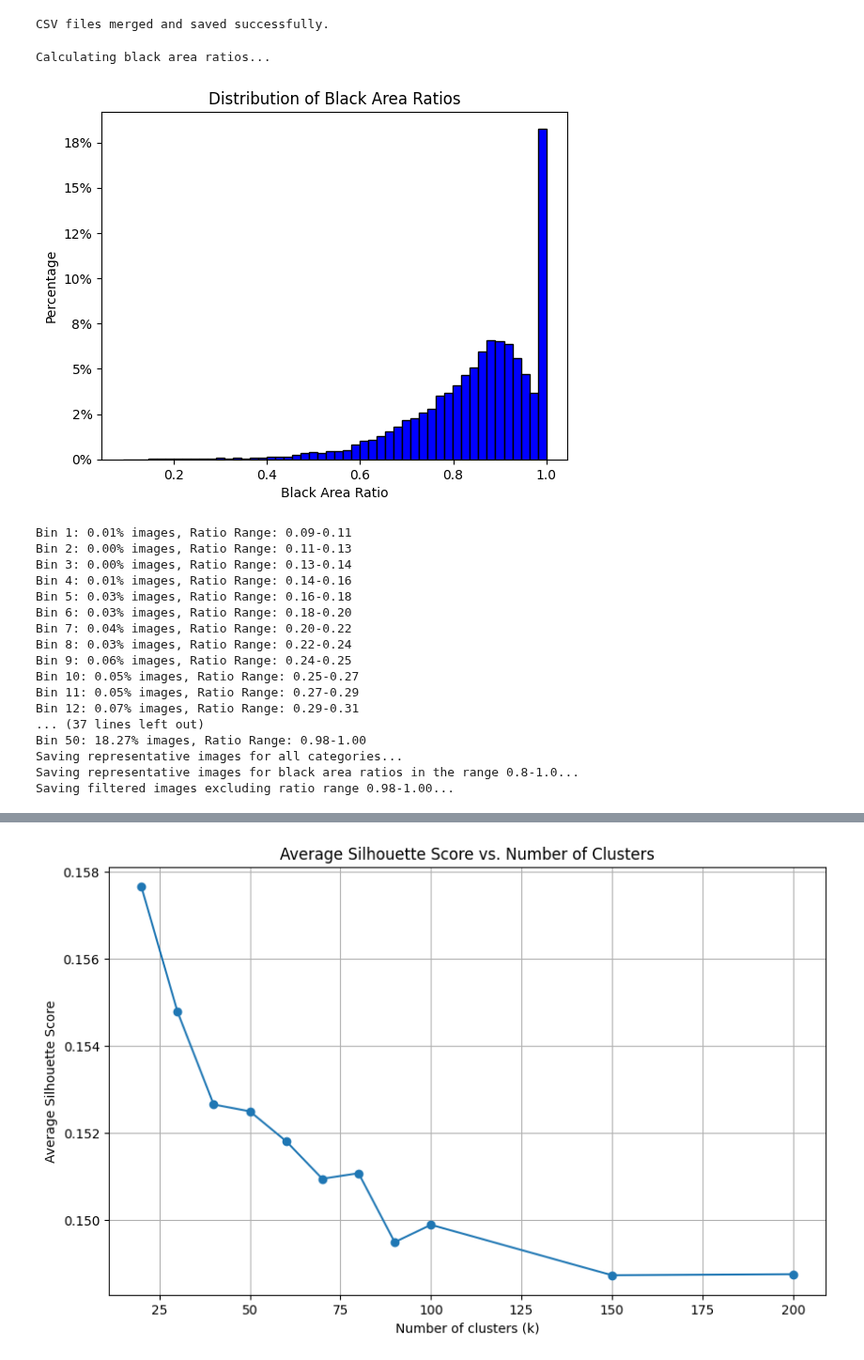
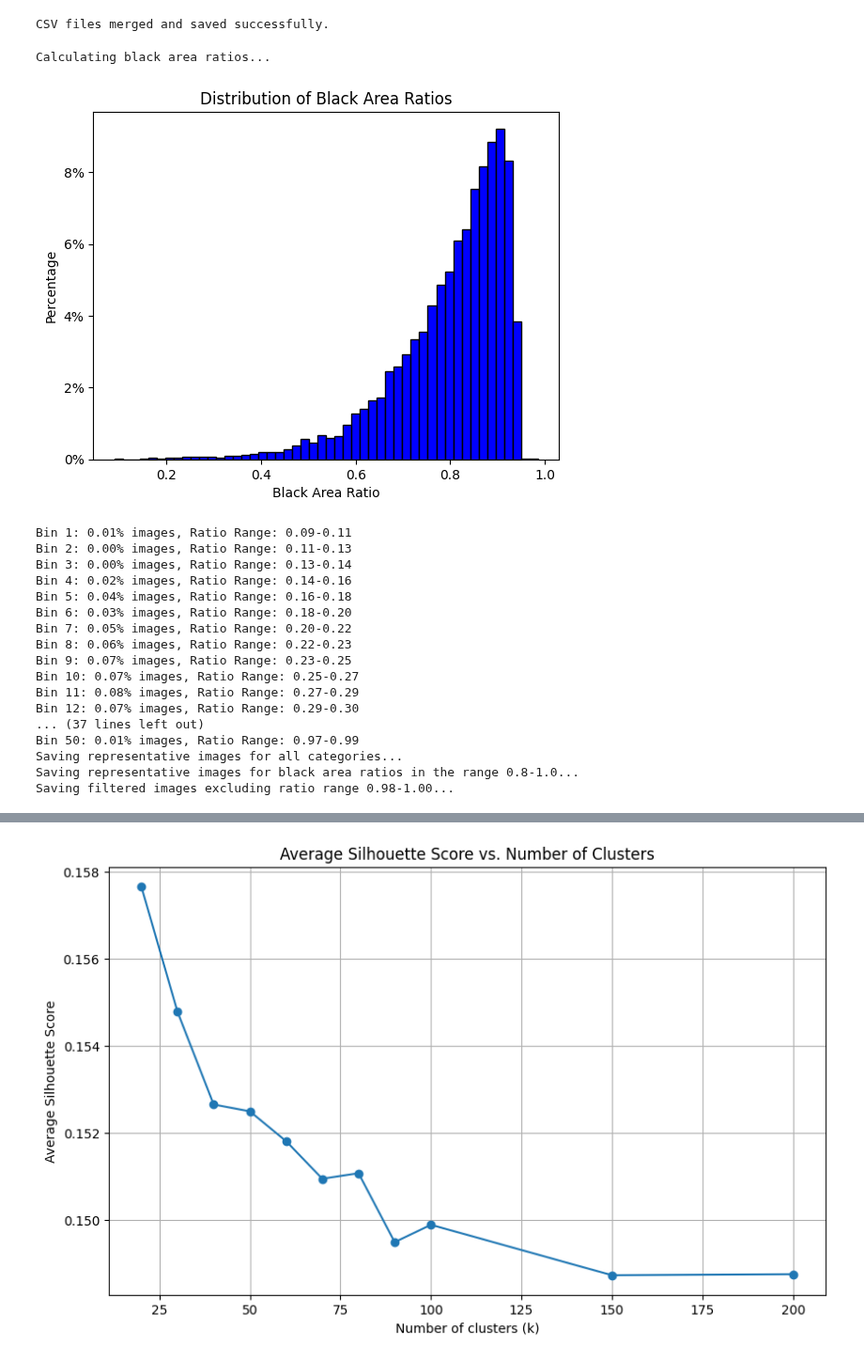
Before and after one commit to diandianyilin/fashion, a Jupyter notebook: model/data_final.ipynb, the cells around one changed output, grey strips where cells are left out. Shown at 94% size. Cells and saved outputs as stored; diff of their text form; code cells hidden in the pictures.

```diff
--- a/model/data_final.ipynb
+++ b/model/data_final.ipynb
@@ -551,55 +551,55 @@ def save_filtered_images(black_area_ratios, combined_folder, target_folder, excl
             shutil.copy(combined_image_path, target_image_path)
 
 # Main code
-image_folder = '/data1/dxw_data/llm/redbook_final/script_next/combined_seg_img_pure'
-combined_folder = '/data1/dxw_data/llm/redbook_final/script_next/combined_seg_img_pure'
+image_folder = '/data1/dxw_data/llm/redbook_final/script_next/combined_seg_img_pure_094'
+combined_folder = '/data1/dxw_data/llm/redbook_final/script_next/combined_seg_img_pure_094'
 original_folder = '/data1/dxw_data/llm/redbook_final/data2/all_processed_data'
-output_image_path_all = 'representative_images_allbackground.png'
-output_image_path_0_8_1_0 = 'representative_images_0_8_1_0.png'
-target_folder = '/data1/dxw_data/llm/redbook_final/data_removeblack'
+output_image_path_all = 'representative_images_allbackground-094.png'
+output_image_path_0_8_1_0 = 'representative_images_0_8_1_0-094.png'
+target_folder = '/data1/dxw_data/llm/redbook_final/data_removeblack_094'
 
 # Step 1: Calculate black area ratio for each image
 black_area_ratios = []
 
 print("Calculating black area ratios...")
 for image_name in tqdm(os.listdir(image_folder)):
     if image_name.endswith('.png'):
         image_path = os.path.join(image_folder, image_name)
         ratio = calculate_black_area_ratio(image_path)
         black_area_ratios.append((image_name, ratio))
 
 # Step 2: Plot the distribution of black area ratios
 ratios = [ratio for _, ratio in black_area_ratios]
 plot_black_area_distribution(ratios)
 
 # Step 3 and 4: Save representative images for all categories
 print("Saving representative images for all categories...")
 save_representative_images(black_area_ratios, combined_folder, original_folder, output_image_path_all)
 
 # Step 3 and 4: Save representative images for black area ratios in the range 0.8-1.0
 print("Saving representative images for black area ratios in the range 0.8-1.0...")
 save_representative_images(black_area_ratios, combined_folder, original_folder, output_image_path_0_8_1_0, filter_range=(0.8, 1.0))
 
 # Save filtered images from combined_seg_img_pure excluding those in the ratio range 0.98-1.00
 print("Saving filtered images excluding ratio range 0.98-1.00...")
 save_filtered_images(black_area_ratios, combined_folder, target_folder, exclude_range=(0.98, 1.00))
 # %% [output]
 Calculating black area ratios...
-[figure, old version]
+[figure, new version]
 Bin 1: 0.01% images, Ratio Range: 0.09-0.11
 Bin 2: 0.00% images, Ratio Range: 0.11-0.13
 Bin 3: 0.00% images, Ratio Range: 0.13-0.14
-Bin 4: 0.01% images, Ratio Range: 0.14-0.16
-Bin 5: 0.03% images, Ratio Range: 0.16-0.18
+Bin 4: 0.02% images, Ratio Range: 0.14-0.16
+Bin 5: 0.04% images, Ratio Range: 0.16-0.18
 Bin 6: 0.03% images, Ratio Range: 0.18-0.20
-Bin 7: 0.04% images, Ratio Range: 0.20-0.22
-Bin 8: 0.03% images, Ratio Range: 0.22-0.24
-Bin 9: 0.06% images, Ratio Range: 0.24-0.25
-Bin 10: 0.05% images, Ratio Range: 0.25-0.27
-Bin 11: 0.05% images, Ratio Range: 0.27-0.29
-Bin 12: 0.07% images, Ratio Range: 0.29-0.31
+Bin 7: 0.05% images, Ratio Range: 0.20-0.22
+Bin 8: 0.06% images, Ratio Range: 0.22-0.23
+Bin 9: 0.07% images, Ratio Range: 0.23-0.25
+Bin 10: 0.07% images, Ratio Range: 0.25-0.27
+Bin 11: 0.08% images, Ratio Range: 0.27-0.29
+Bin 12: 0.07% images, Ratio Range: 0.29-0.30
 ... (37 lines left out)
-Bin 50: 18.27% images, Ratio Range: 0.98-1.00
+Bin 50: 0.01% images, Ratio Range: 0.97-0.99
 Saving representative images for all categories...
 Saving representative images for black area ratios in the range 0.8-1.0...
 Saving filtered images excluding ratio range 0.98-1.00...
```
Also changed, not shown: parts of 4 cells of this notebook, 31 other files.
